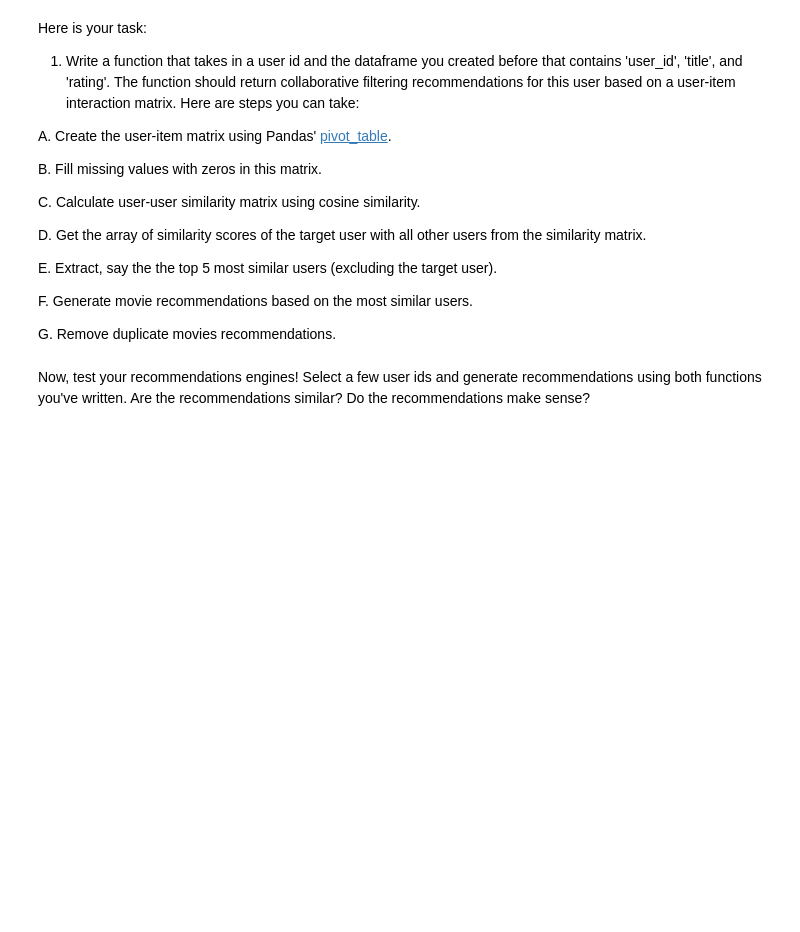
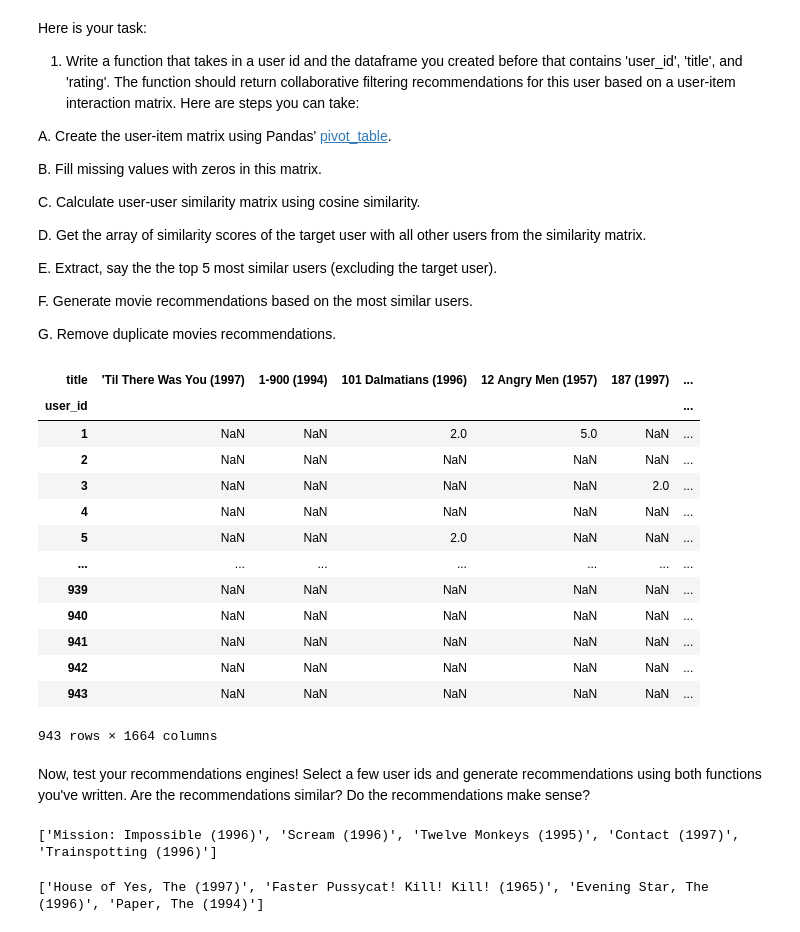
Before and after one commit to TimHBSWFL/UCSD_MLE_Projects, a Jupyter notebook: Student_MLE_MiniProject_Recommendation_Engines.ipynb, the cells around one changed output. Cells and saved outputs as stored; diff of their text form; code cells hidden in the pictures; blank space fills up the shorter version.

```diff
--- a/Student_MLE_MiniProject_Recommendation_Engines.ipynb
+++ b/Student_MLE_MiniProject_Recommendation_Engines.ipynb
@@ -339,6 +414,26 @@ Here is your task:
   F. Generate movie recommendations based on the most similar users.
 
   G. Remove duplicate movies recommendations.
+# %%
+merged_df_copy = merged_df.copy()
+
+user_item_matrix = merged_df_copy.pivot_table(index='user_id', columns='title', values='rating', aggfunc='mean')
+user_item_matrix
+# %% [output]
+| title | 'Til There Was You (1997) | 1-900 (1994) | 101 Dalmatians (1996) | 12 Angry Men (1957) | 187 (1997) | ... |
+| user_id |  |  |  |  |  | ... |
+| 1 | NaN | NaN | 2.0 | 5.0 | NaN | ... |
+| 2 | NaN | NaN | NaN | NaN | NaN | ... |
+| 3 | NaN | NaN | NaN | NaN | 2.0 | ... |
+| 4 | NaN | NaN | NaN | NaN | NaN | ... |
+| 5 | NaN | NaN | 2.0 | NaN | NaN | ... |
+| ... | ... | ... | ... | ... | ... | ... |
+| 939 | NaN | NaN | NaN | NaN | NaN | ... |
+| 940 | NaN | NaN | NaN | NaN | NaN | ... |
+| 941 | NaN | NaN | NaN | NaN | NaN | ... |
+| 942 | NaN | NaN | NaN | NaN | NaN | ... |
+| 943 | NaN | NaN | NaN | NaN | NaN | ... |
+943 rows × 1664 columns
 # %%
 # Collaborative Filtering using User-Item Interactions
 def collaborative_filtering_recommendation(user_id, df):
@@ -359,3 +475,13 @@ def collaborative_filtering_recommendation(user_id, df):
 Now, test your recommendations engines! Select a few user ids and generate recommendations using both functions you've written. Are the recommendations similar? Do the recommendations make sense?
 # %%
 # Test the recommendation engines
+
+collab_recommendations = collaborative_filtering_recommendation(287, merged_df)
+print(collab_recommendations)
+# %% [output]
+['Mission: Impossible (1996)', 'Scream (1996)', 'Twelve Monkeys (1995)', 'Contact (1997)', 'Trainspotting (1996)']
+# %%
+content_based_recommendations = content_based_recommendation(287, merged_df)
+print(content_based_recommendations)
+# %% [output]
+['House of Yes, The (1997)', 'Faster Pussycat! Kill! Kill! (1965)', 'Evening Star, The (1996)', 'Paper, The (1994)']
```
Also changed, not shown: parts of 11 cells of this notebook.
